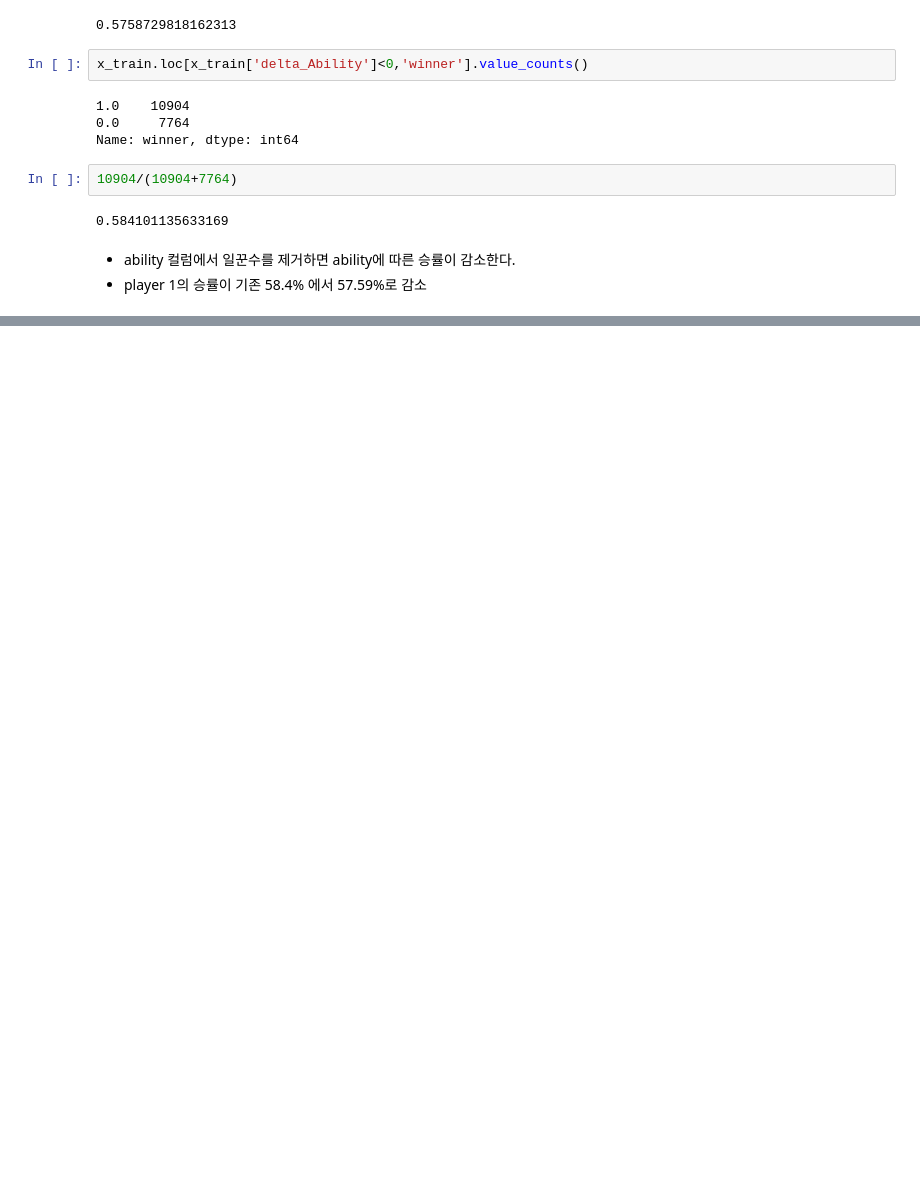
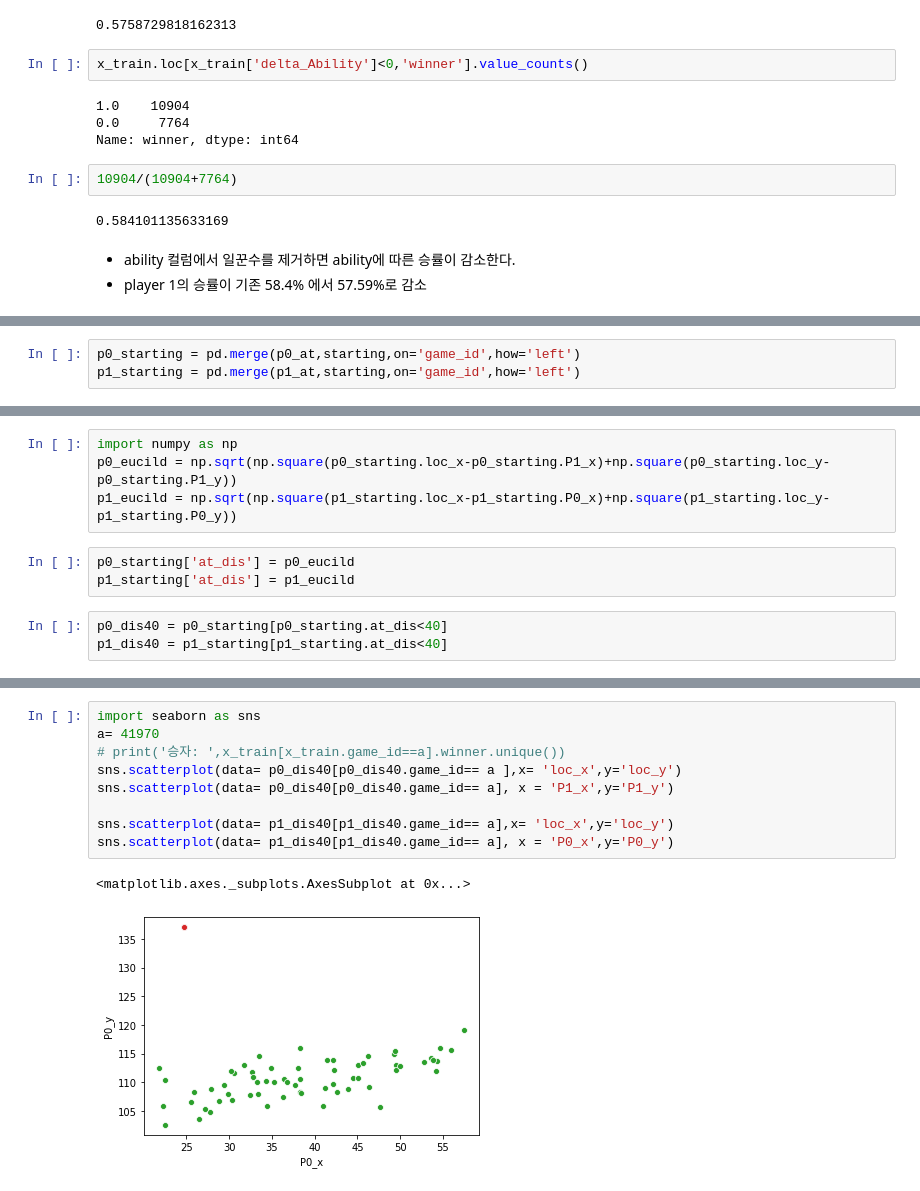
Before and after one commit to dbsgh3344/kaggle_study, a Jupyter notebook: dacon_starcraft/EDA/EDA Ability.ipynb, the cells around one changed output, grey strips where cells are left out. Drawn from its saved outputs; the diff is of its cells as text; blank space fills up the shorter version.

```diff
--- a/dacon_starcraft/EDA/EDA Ability.ipynb
+++ b/dacon_starcraft/EDA/EDA Ability.ipynb
@@ -233,0 +663,3 @@ Name: winner, dtype: int64
+# %%
+p0_starting = pd.merge(p0_at,starting,on='game_id',how='left')
+p1_starting = pd.merge(p1_at,starting,on='game_id',how='left')
@@ -233,0 +682,10 @@ Name: winner, dtype: int64
+# %%
+import numpy as np
+p0_eucild = np.sqrt(np.square(p0_starting.loc_x-p0_starting.P1_x)+np.square(p0_starting.loc_y-p0_starting.P1_y))
+p1_eucild = np.sqrt(np.square(p1_starting.loc_x-p1_starting.P0_x)+np.square(p1_starting.loc_y-p1_starting.P0_y))
+# %%
+p0_starting['at_dis'] = p0_eucild
+p1_starting['at_dis'] = p1_eucild
+# %%
+p0_dis40 = p0_starting[p0_starting.at_dis<40]
+p1_dis40 = p1_starting[p1_starting.at_dis<40]
@@ -233,0 +742,12 @@ Name: winner, dtype: int64
+# %%
+import seaborn as sns
+a= 41970
+# print('승자: ',x_train[x_train.game_id==a].winner.unique())
+sns.scatterplot(data= p0_dis40[p0_dis40.game_id== a ],x= 'loc_x',y='loc_y')
+sns.scatterplot(data= p0_dis40[p0_dis40.game_id== a], x = 'P1_x',y='P1_y')
+
+sns.scatterplot(data= p1_dis40[p1_dis40.game_id== a],x= 'loc_x',y='loc_y')
+sns.scatterplot(data= p1_dis40[p1_dis40.game_id== a], x = 'P0_x',y='P0_y')
+# %% [output]
+<matplotlib.axes._subplots.AxesSubplot at 0x...>
+[figure, added]
```
Also changed, not shown: parts of 166 cells of this notebook, 2 other files.
